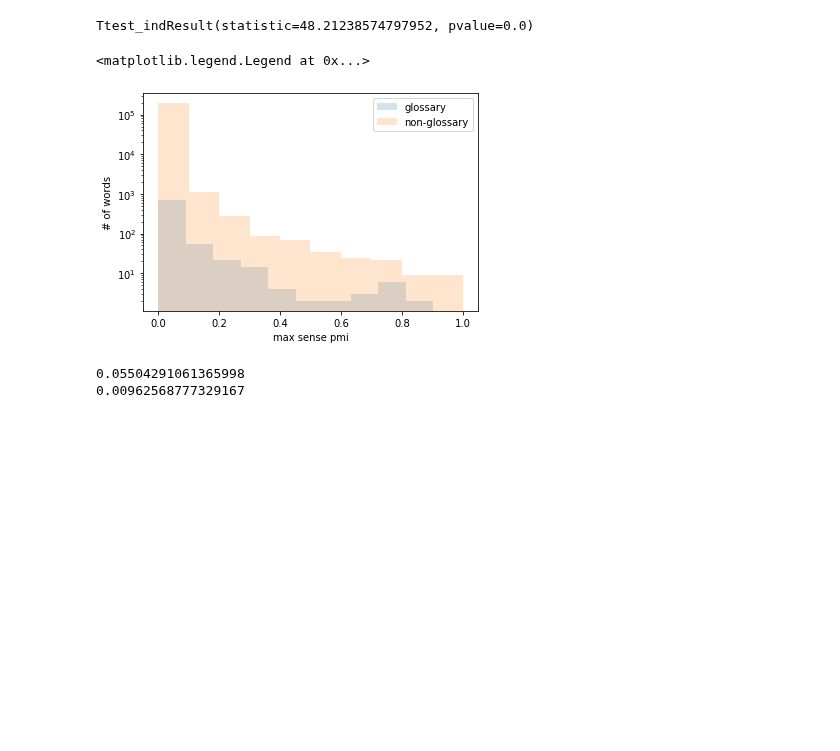
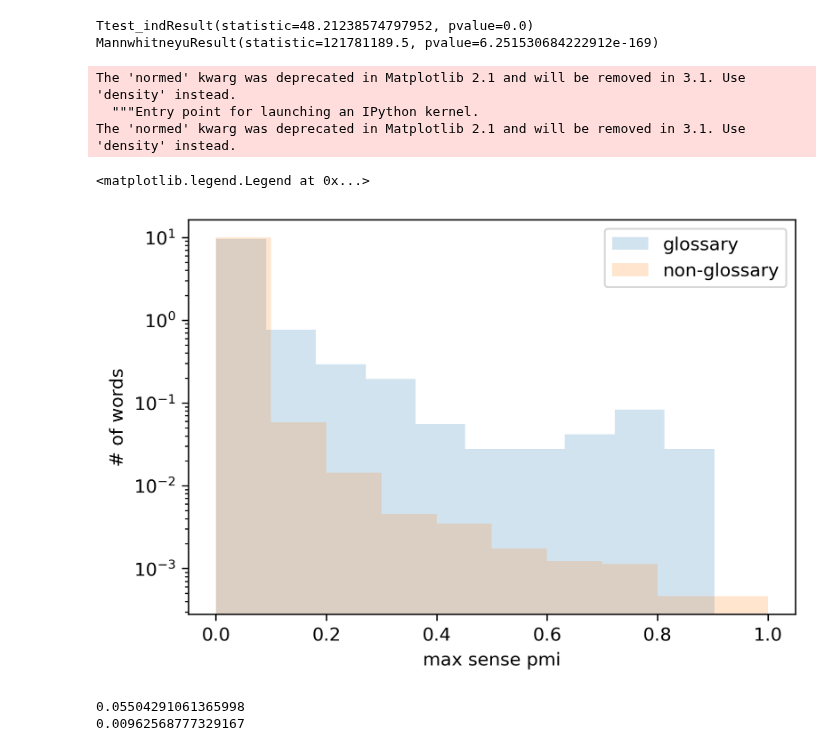
Before and after one commit to lucy3/ingroup_lang, a Jupyter notebook: code/senses.ipynb, the cells around one changed output. Cells and saved outputs as stored; diff of their text form; code cells hidden in the pictures; blank space fills up the shorter version.

```diff
--- a/code/senses.ipynb
+++ b/code/senses.ipynb
@@ -7,6 +7,9 @@ import csv
 from collections import defaultdict
 import tqdm
 import numpy as np
+import matplotlib as mpl
+from scipy.stats import mannwhitneyu
+mpl.rcParams['figure.dpi'] = 300
 # %%
 ROOT = '/data0/lucy/ingroup_lang/'
 LOG_DIR = ROOT + 'logs/'
@@ -35,18 +38,23 @@ for filename in tqdm.tqdm(sorted(os.listdir(SENSE_PMI_DIR))):
                 not_gloss_vals.append(max(w2score[w]))
 # %%
 print(ttest_ind(gloss_vals, not_gloss_vals))
+print(mannwhitneyu(gloss_vals, not_gloss_vals, alternative='greater'))
 # %% [output]
 Ttest_indResult(statistic=48.21238574797952, pvalue=0.0)
+MannwhitneyuResult(statistic=121781189.5, pvalue=6.251530684222912e-169)
 # %%
-plt.hist(gloss_vals, label="glossary", alpha=0.2)
-plt.hist(not_gloss_vals, label="non-glossary", alpha=0.2)
+plt.hist(gloss_vals, label="glossary", alpha=0.2, normed=True)
+plt.hist(not_gloss_vals, label="non-glossary", alpha=0.2, normed=True)
 plt.yscale('log')
 plt.ylabel('# of words')
 plt.xlabel('max sense pmi')
 plt.legend()
 # %% [output]
-<matplotlib.legend.Legend at 0x...>
+The 'normed' kwarg was deprecated in Matplotlib 2.1 and will be removed in 3.1. Use 'density' instead.
+  """Entry point for launching an IPython kernel.
+The 'normed' kwarg was deprecated in Matplotlib 2.1 and will be removed in 3.1. Use 'density' instead.
+<matplotlib.legend.Legend at 0x...>
-[figure, old version]
+[figure, new version]
 # %%
 print(np.mean(gloss_vals))
 print(np.mean(not_gloss_vals))
```
Also changed, not shown: parts of 2 cells of this notebook.
